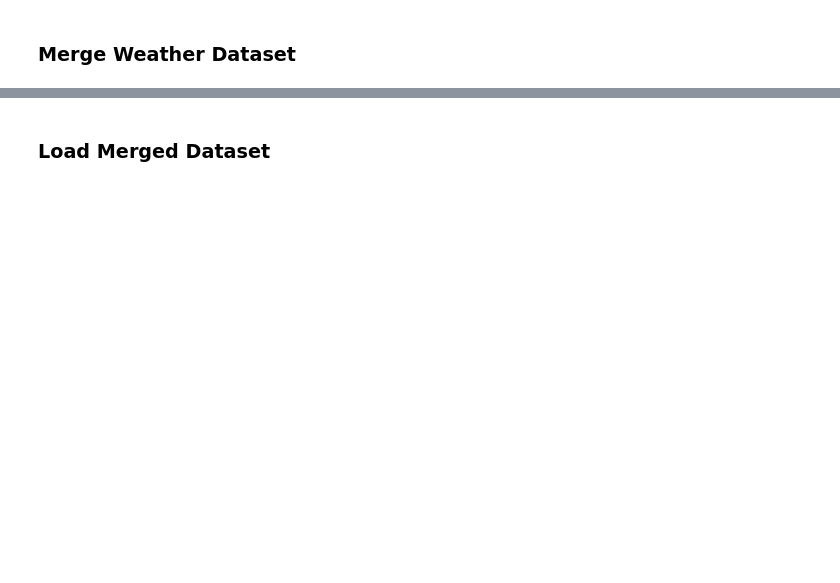
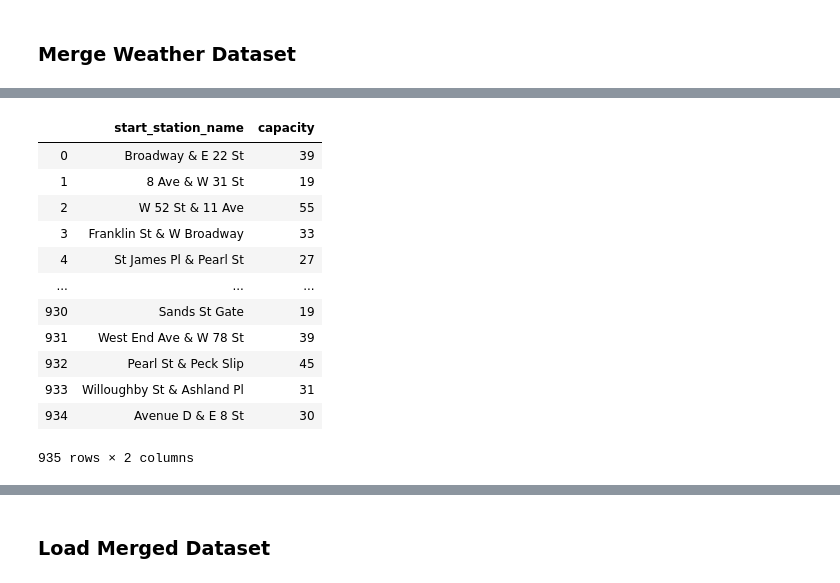
Before and after one commit to zhangym1256/Citi-Bike-Capstone, a Jupyter notebook: may/data_extraction.ipynb, the cells around one changed output, grey strips where cells are left out. Cells and saved outputs as stored; diff of their text form; code cells hidden in the pictures; blank space fills up the shorter version.

```diff
--- a/may/data_extraction.ipynb
+++ b/may/data_extraction.ipynb
@@ -191,0 +295,17 @@ test_df_weather = test_df.merge(weather,how='left',
+# %%
+dock_station = pd.read_csv('dock_station.csv',usecols=['start_station_name','capacity'])
+dock_station
+# %% [output]
+|  | start_station_name | capacity |
+| 0 | Broadway & E 22 St | 39 |
+| 1 | 8 Ave & W 31 St | 19 |
+| 2 | W 52 St & 11 Ave | 55 |
+| 3 | Franklin St & W Broadway | 33 |
+| 4 | St James Pl & Pearl St | 27 |
+| ... | ... | ... |
+| 930 | Sands St Gate | 19 |
+| 931 | West End Ave & W 78 St | 39 |
+| 932 | Pearl St & Peck Slip | 45 |
+| 933 | Willoughby St & Ashland Pl | 31 |
+| 934 | Avenue D & E 8 St | 30 |
+935 rows × 2 columns
```
Also changed, not shown: parts of 52 cells of this notebook.
